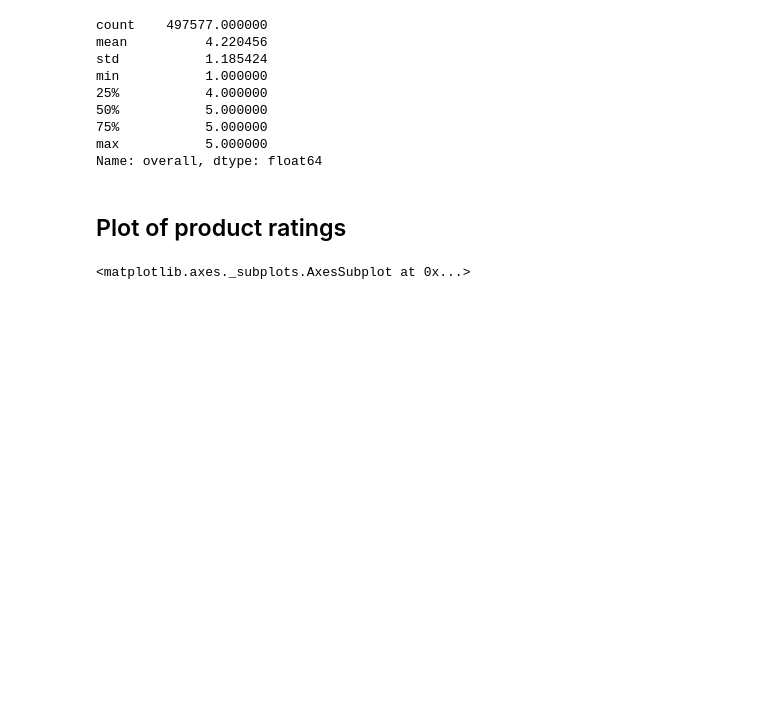
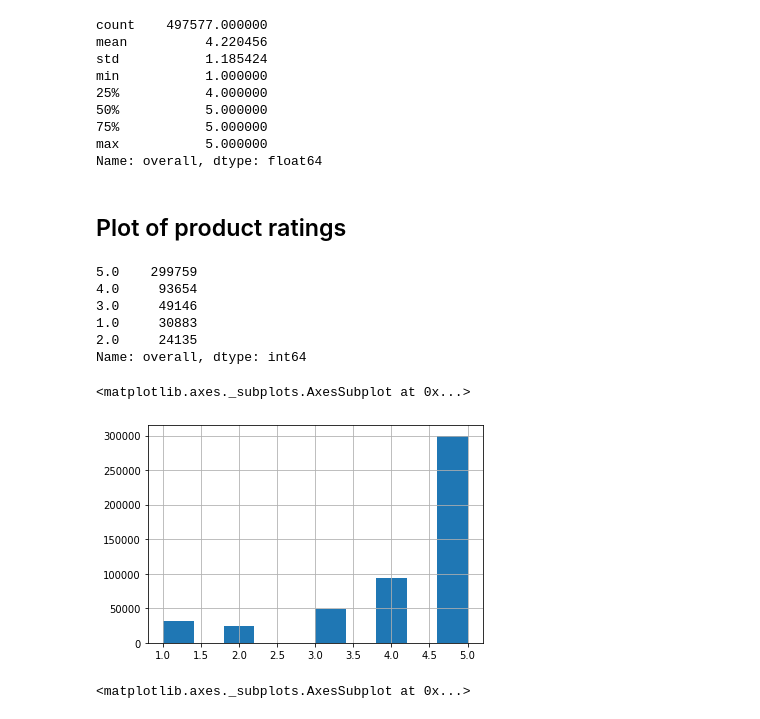
Before and after one commit to nbkntu/manning-growth-hacking, a Jupyter notebook: Creating dataset.ipynb, the cells around one changed output. Saved outputs shown, nothing was run; the diff lists cells and outputs as text; code cells hidden in the pictures; blank space fills up the shorter version.

```diff
--- a/Creating dataset.ipynb
+++ b/Creating dataset.ipynb
@@ -69,6 +70,20 @@ max           5.000000
 Name: overall, dtype: float64
 # %% [markdown]
 ## Plot of product ratings
+# %%
+df['overall'].value_counts()
+# %% [output]
+5.0    299759
+4.0     93654
+3.0     49146
+1.0     30883
+2.0     24135
+Name: overall, dtype: int64
+# %%
+df['overall'].hist()
+# %% [output]
+<matplotlib.axes._subplots.AxesSubplot at 0x...>
+[figure, added]
 # %%
 df['overall'].value_counts().sort_index().plot(kind='bar')
 # %% [output]
```
Also changed, not shown: parts of 13 cells of this notebook.
